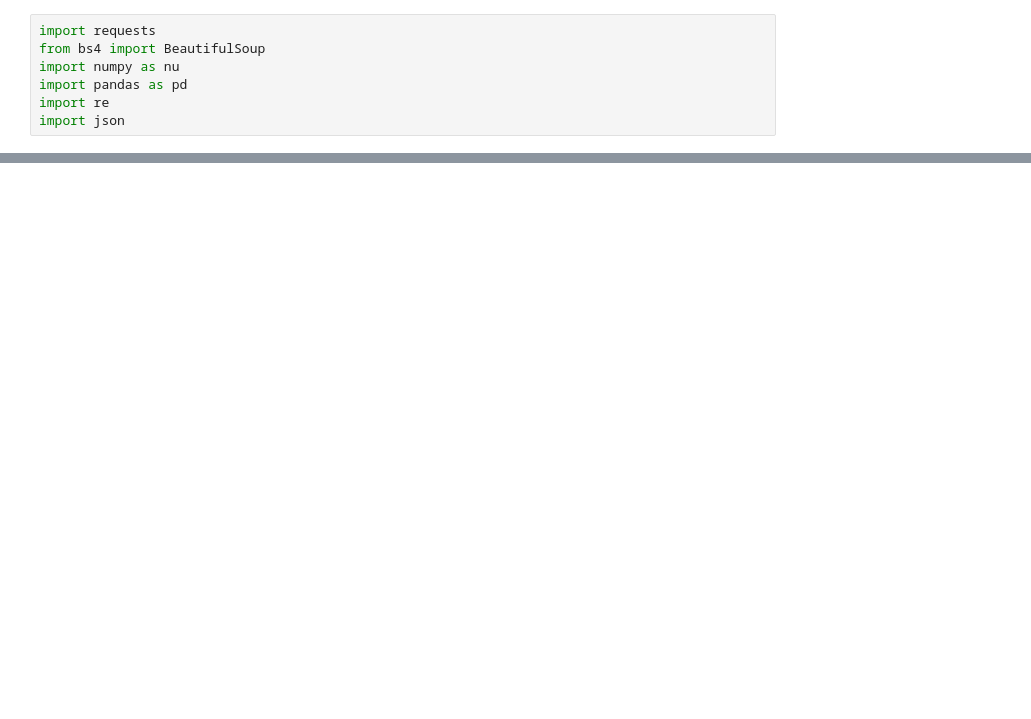
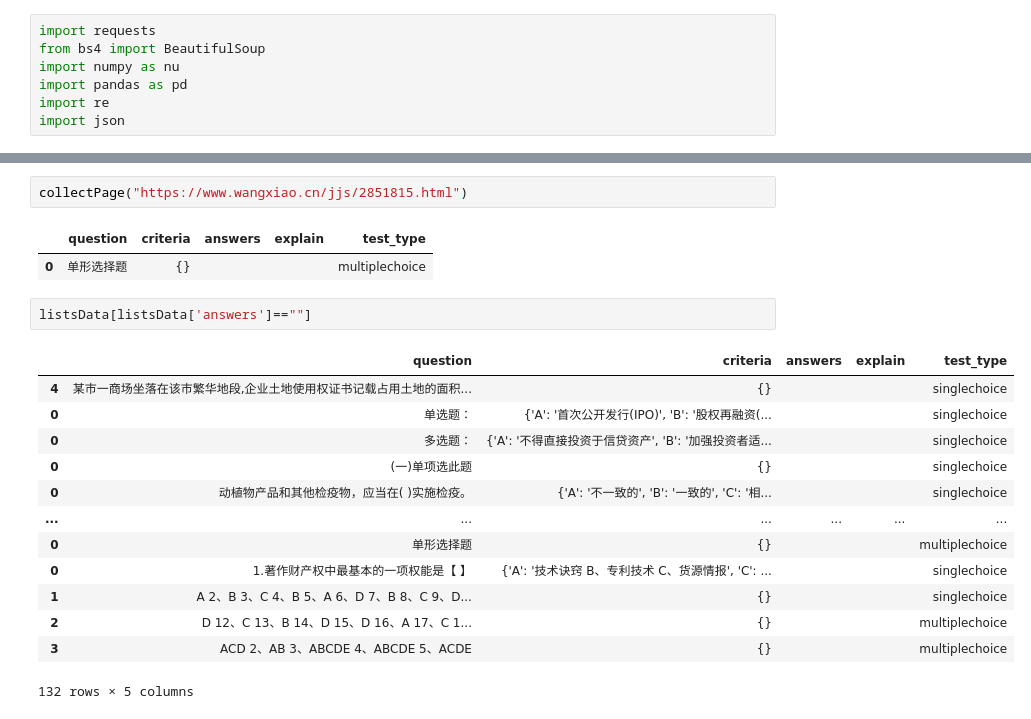
Before and after one commit to dreamzml/jupyter-note, a Jupyter notebook: 中大网校题库爬虫.ipynb, the cells around one changed output, grey strips where cells are left out. Saved outputs shown, nothing was run; the diff lists cells and outputs as text; blank space fills up the shorter version.

```diff
--- a/中大网校题库爬虫.ipynb
+++ b/中大网校题库爬虫.ipynb
@@ -50,0 +224,21 @@ re.match("^\d+",listsData1[0].text)
+# %%
+collectPage("https://www.wangxiao.cn/jjs/2851815.html")
+# %% [output]
+|  | question | criteria | answers | explain | test_type |
+| 0 | 单形选择题 | {} |  |  | multiplechoice |
+# %%
+listsData[listsData['answers']==""]
+# %% [output]
+|  | question | criteria | answers | explain | test_type |
+| 4 | 某市一商场坐落在该市繁华地段,企业土地使用权证书记载占用土地的面积... | {} |  |  | singlechoice |
+| 0 | 单选题： | {'A': '首次公开发行(IPO)', 'B': '股权再融资(... |  |  | singlechoice |
+| 0 | 多选题： | {'A': '不得直接投资于信贷资产', 'B': '加强投资者适... |  |  | singlechoice |
+| 0 | (一)单项选此题 | {} |  |  | singlechoice |
+| 0 | 动植物产品和其他检疫物，应当在( )实施检疫。 | {'A': '不一致的', 'B': '一致的', 'C': '相... |  |  | singlechoice |
+| ... | ... | ... | ... | ... | ... |
+| 0 | 单形选择题 | {} |  |  | multiplechoice |
+| 0 | 1.著作财产权中最基本的一项权能是【 】 | {'A': '技术诀窍 B、专利技术 C、货源情报', 'C': ... |  |  | singlechoice |
+| 1 | A 2、B 3、C 4、B 5、A 6、D 7、B 8、C 9、D... | {} |  |  | singlechoice |
+| 2 | D 12、C 13、B 14、D 15、D 16、A 17、C 1... | {} |  |  | multiplechoice |
+| 3 | ACD 2、AB 3、ABCDE 4、ABCDE 5、ACDE | {} |  |  | multiplechoice |
+132 rows × 5 columns
```
Also changed, not shown: parts of 9 cells of this notebook.
